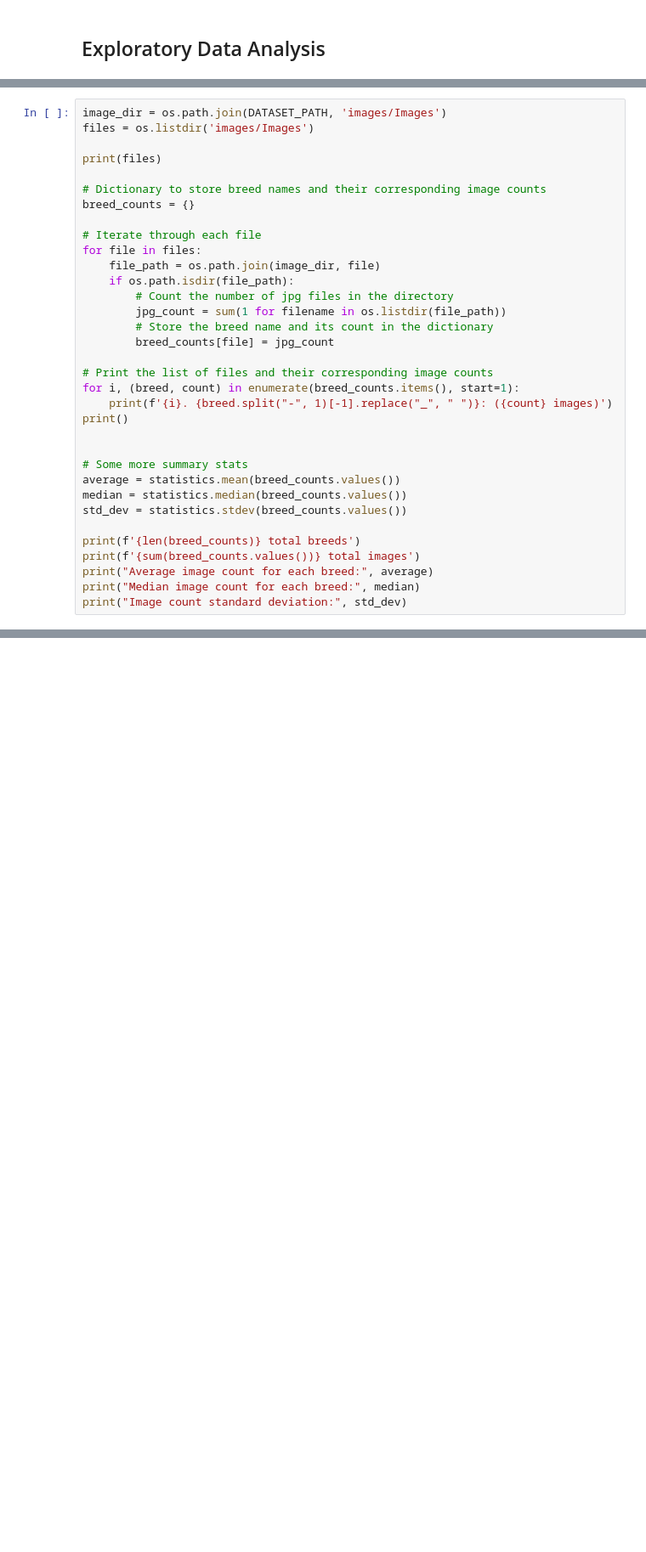
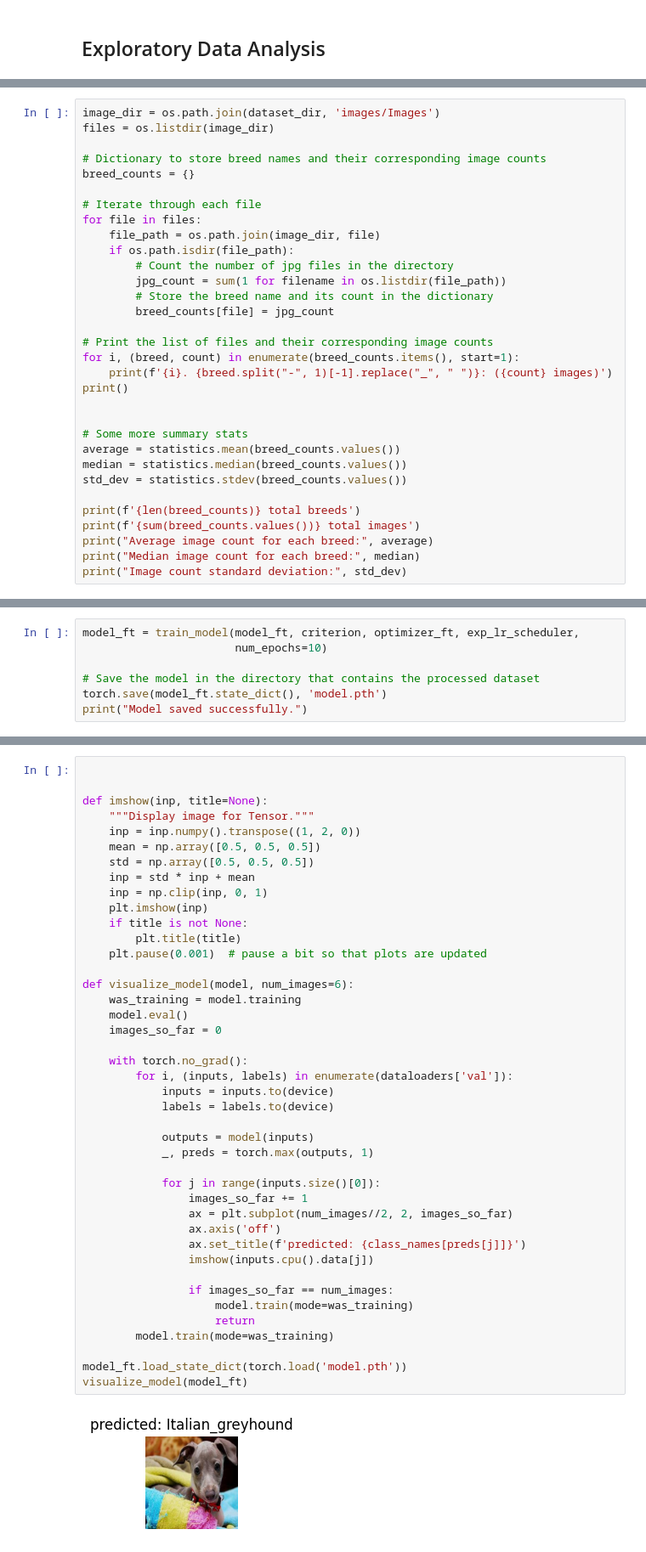
Before and after one commit to chaser164/ML_final_tyler_chase, a Jupyter notebook: Tyler_&_Chase_Machine_Learning_Final_Project_Implementation.ipynb, the cells around one changed output, grey strips where cells are left out. Shown: that part at 85% size. Cells and saved outputs as stored; diff of their text form; blank space fills up the shorter version.

```diff
--- a/Tyler_&_Chase_Machine_Learning_Final_Project_Implementation.ipynb
+++ b/Tyler_&_Chase_Machine_Learning_Final_Project_Implementation.ipynb
@@ -52,8 +72,6 @@ Directory "stanford_dogs" successfully "cd"-ed into. You may proceed!
 # %%
-image_dir = os.path.join(DATASET_PATH, 'images/Images')
-files = os.listdir('images/Images')
-
-print(files)
+image_dir = os.path.join(dataset_dir, 'images/Images')
+files = os.listdir(image_dir)
 
 # Dictionary to store breed names and their corresponding image counts
 breed_counts = {}
@@ -412,0 +336,7 @@ Model saved successfully.
+# %%
+model_ft = train_model(model_ft, criterion, optimizer_ft, exp_lr_scheduler,
+                       num_epochs=10)
+
+# Save the model in the directory that contains the processed dataset
+torch.save(model_ft.state_dict(), 'model.pth')
+print("Model saved successfully.")
@@ -412,0 +347,44 @@ Model saved successfully.
+# %%
+
+
+def imshow(inp, title=None):
+    """Display image for Tensor."""
+    inp = inp.numpy().transpose((1, 2, 0))
+    mean = np.array([0.5, 0.5, 0.5])
+    std = np.array([0.5, 0.5, 0.5])
+    inp = std * inp + mean
+    inp = np.clip(inp, 0, 1)
+    plt.imshow(inp)
+    if title is not None:
+        plt.title(title)
+    plt.pause(0.001)  # pause a bit so that plots are updated
+
+def visualize_model(model, num_images=6):
+    was_training = model.training
+    model.eval()
+    images_so_far = 0
+
+    with torch.no_grad():
+        for i, (inputs, labels) in enumerate(dataloaders['val']):
+            inputs = inputs.to(device)
+            labels = labels.to(device)
+
+            outputs = model(inputs)
+            _, preds = torch.max(outputs, 1)
+
+            for j in range(inputs.size()[0]):
+                images_so_far += 1
+                ax = plt.subplot(num_images//2, 2, images_so_far)
+                ax.axis('off')
+                ax.set_title(f'predicted: {class_names[preds[j]]}')
+                imshow(inputs.cpu().data[j])
+
+                if images_so_far == num_images:
+                    model.train(mode=was_training)
+                    return
+        model.train(mode=was_training)
+
+model_ft.load_state_dict(torch.load('model.pth'))
+visualize_model(model_ft)
+# %% [output]
+[figure, added]
```
Also changed, not shown: parts of 28 cells of this notebook, 4 other files.
